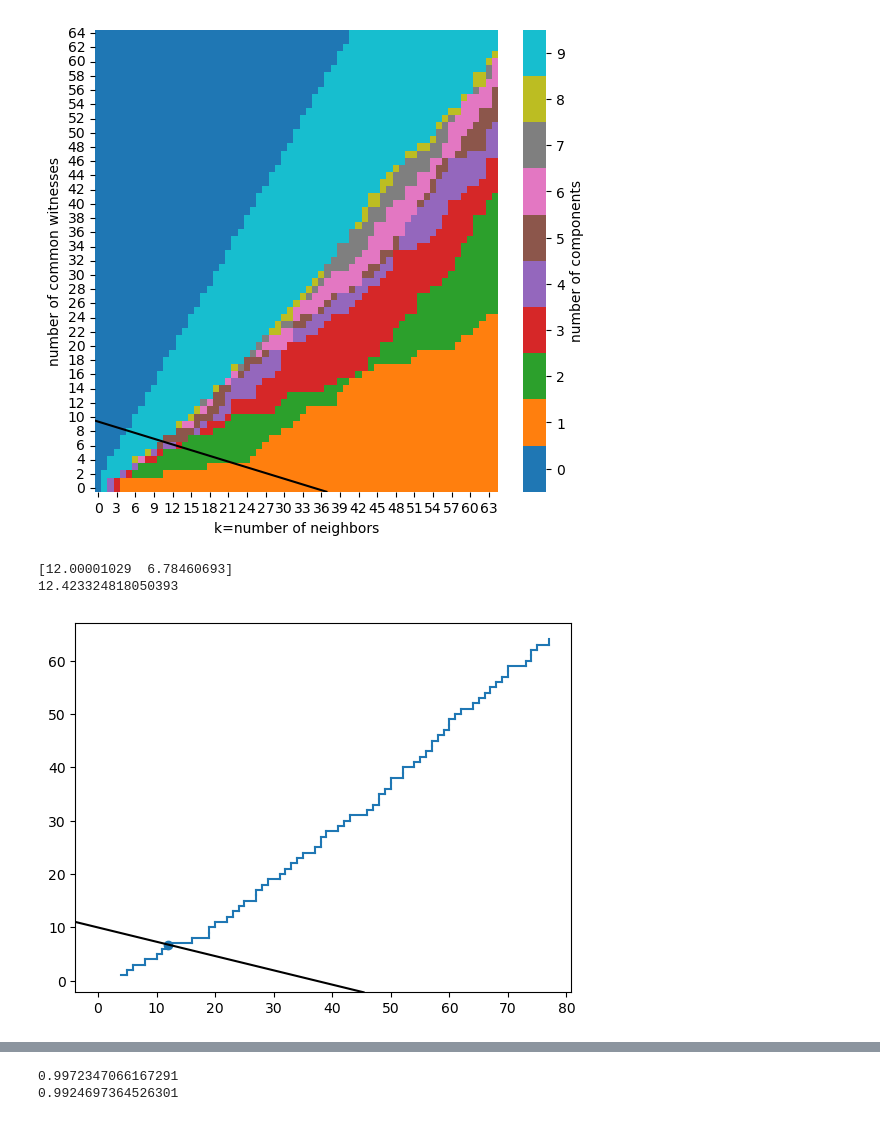
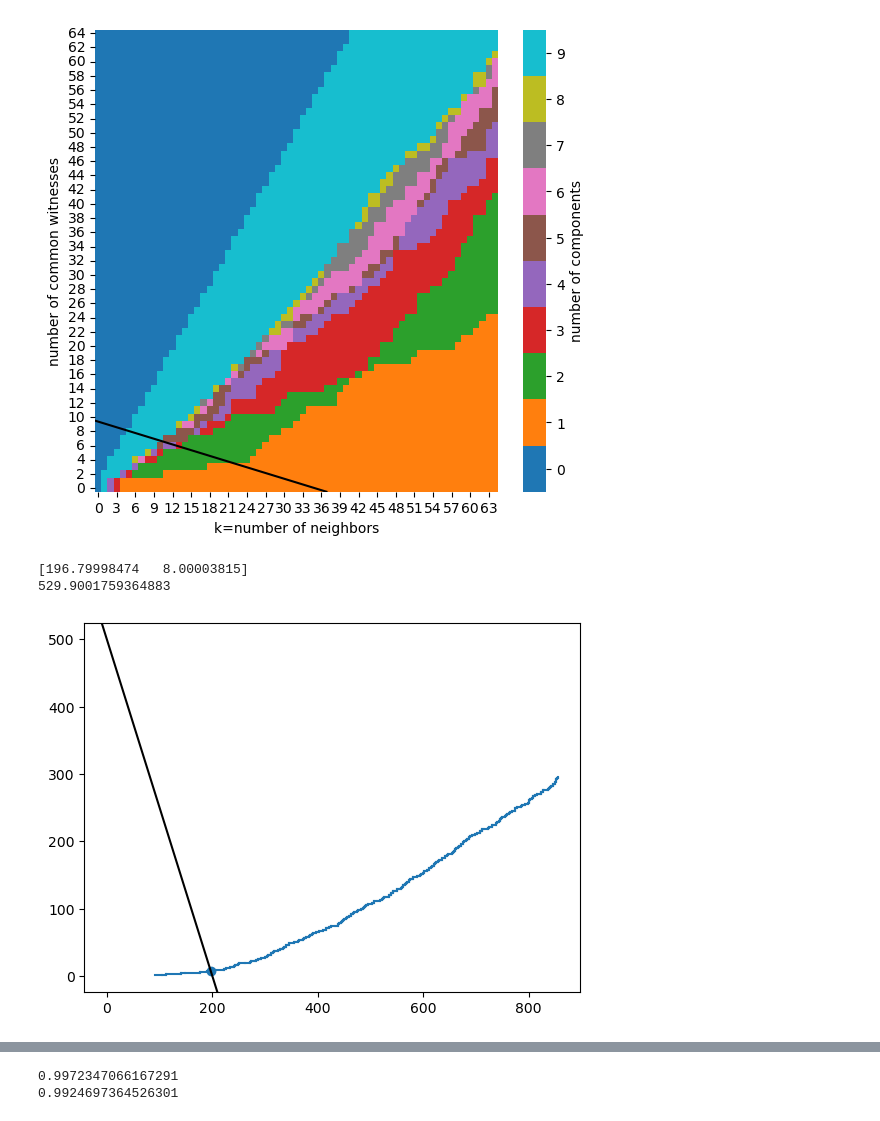
Before and after one commit to nihell/pyDowker, a Jupyter notebook: examples/persistable-interface.ipynb, the cells around one changed output, grey strips where cells are left out. Cells and saved outputs as stored; diff of their text form; code cells hidden in the pictures.

```diff
--- a/examples/persistable-interface.ipynb
+++ b/examples/persistable-interface.ipynb
@@ -60,7 +165,8 @@ LAMBDA = np.where(knn_mat<100, knn_mat, np.inf)
 
 dowker = DowkerComplex(LAMBDA, max_filtration=100)
 
-bifi = dowker.create_rivet_bifiltration(max_dimension=1, m_max=m_max)
+#bifi = dowker.create_rivet_bifiltration(max_dimension=1, m_max=m_max)
+#bifi = create_mcknn_bifiltered_graph(X, k_max=100, m_max=64)
 betti = rivet.betti(bifi,homology=0,x=m_max,y=m_max)
 
 output = open('output/Gene_cancer_betti.pkl'.format(m_max), 'wb')
@@ -108,37 +214,39 @@ plt.show()
 [figure]
 # %%
 bidegs = np.array(bifi.appearances[2])
+y_offset = 500
+angle = -np.arctan(2.5)
 
 for i in range(len(bidegs)-1):
     plt.plot((bidegs[i,0],bidegs[i+1,0]),(bidegs[i,1],bidegs[i,1]), color='tab:blue')
     plt.plot((bidegs[i+1,0],bidegs[i+1,0]),(bidegs[i,1],bidegs[i+1,1]), color='tab:blue')
 
 plt.axline((0,y_offset), slope = np.tan(angle), c='k')
 
 vec = np.array([np.cos(angle),np.sin(angle)])
 
 y_low = 0
-y_high = 64
+y_high = 18
 err = 1e-4
 
 i=0
 while y_high-y_low > err:
     y_mid = (y_high+y_low)/2
     t = (y_mid-y_offset)/vec[1]
     x_val = t*vec[0]
     if x_val <= bidegs[int(y_mid)][0]:
         y_high = y_mid
     else:
         y_low = y_mid
 
     #plt.text(t*vec[0],y_offset+t*vec[1], s="{}".format(i))
     i=i+1
 print(np.array([0,y_offset]+t*vec))
 print(t)
 plt.scatter(t*vec[0],y_offset+t*vec[1])
 
 plt.show()
 # %% [output]
-[12.00001029  6.78460693]
-12.423324818050393
+[196.79998474   8.00003815]
+529.9001759364883
-[figure, old version]
+[figure, new version]
```
Also changed, not shown: parts of 21 cells of this notebook, 14 other files.
